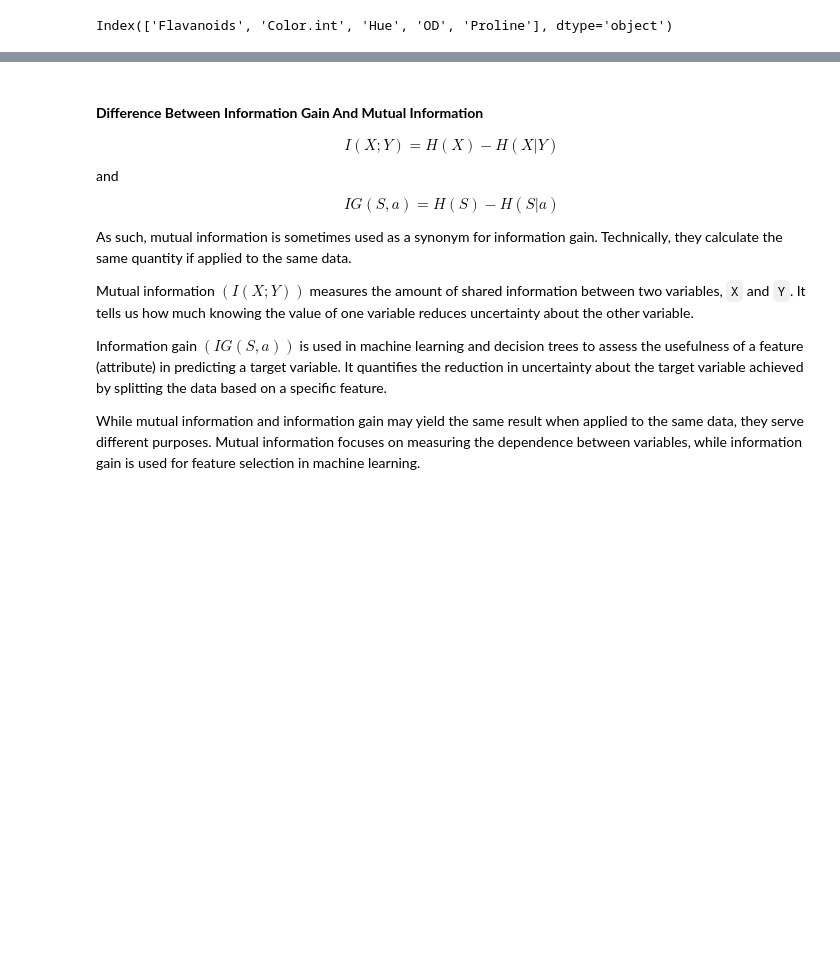
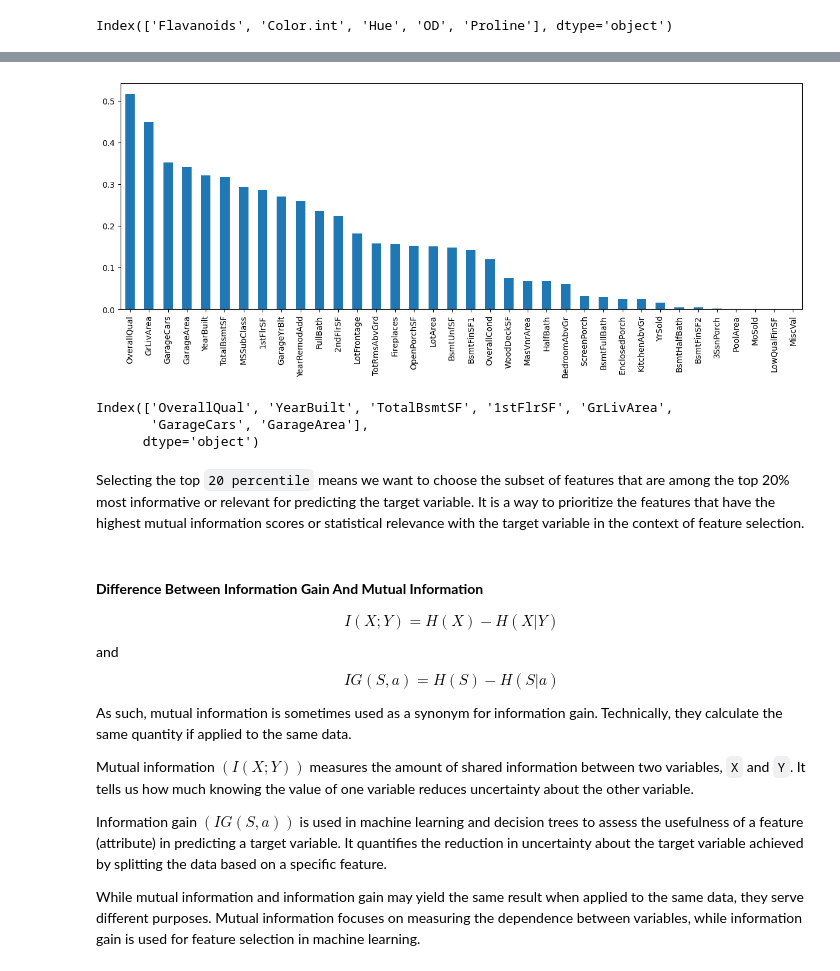
Before and after one commit to mohd-faizy/feature-engineering-hacks, a Jupyter notebook: 05_Information_Gain_Mutual_Information_Classification.ipynb, the cells around one changed output, grey strips where cells are left out. Saved outputs shown, nothing was run; the diff lists cells and outputs as text; code cells hidden in the pictures; blank space fills up the shorter version.

```diff
--- a/05_Information_Gain_Mutual_Information_Classification.ipynb
+++ b/05_Information_Gain_Mutual_Information_Classification.ipynb
@@ -304,0 +399,4 @@ Index(['Flavanoids', 'Color.int', 'Hue', 'OD', 'Proline'], dtype='object')
+# %%
+# droping the id column
+housing_df = housing_df.drop('Id', axis=1)
+housing_df
@@ -304,0 +421,10 @@ Index(['Flavanoids', 'Color.int', 'Hue', 'OD', 'Proline'], dtype='object')
+# %%
+from sklearn.model_selection import train_test_split
+
+# Performing the train_train_split to avoid the overfitting
+X = housing_df.drop(labels=['SalePrice'], axis=1)
+y = housing_df["SalePrice"]
+
+X_train, X_test, y_train, y_test = train_test_split(X, y,
+                                                    test_size=0.3,
+                                                    random_state=42)
@@ -304,0 +451,9 @@ Index(['Flavanoids', 'Color.int', 'Hue', 'OD', 'Proline'], dtype='object')
+# %%
+from sklearn.feature_selection import mutual_info_regression
+
+# Fill missing values with the mean
+X_train_filled = X_train.fillna(X_train.mean())
+
+# Determine the mutual information
+mutual_info = mutual_info_regression(X_train_filled, y_train)
+mutual_info
@@ -304,0 +469,9 @@ Index(['Flavanoids', 'Color.int', 'Hue', 'OD', 'Proline'], dtype='object')
+# %%
+# Convert mutual_info to a Pandas Series
+mutual_info = pd.Series(mutual_info)
+
+# Assign feature names as the index
+mutual_info.index = X_train.columns
+
+# Sort mutual_info values in ascending order
+mutual_info.sort_values(ascending=False)
@@ -305,3 +496,30 @@ Index(['Flavanoids', 'Color.int', 'Hue', 'OD', 'Proline'], dtype='object')
+# %%
+# ploting the mutual_info
+plt.figure(figsize=(15, 5))
+mutual_info.sort_values(ascending=False).plot(kind='bar')
+plt.show()
+# %% [output]
+[figure, added]
+# %%
+# Importing the necessary modules for feature selection
+from sklearn.feature_selection import SelectPercentile
+from sklearn.feature_selection import mutual_info_regression
+
+# Initializing the feature selector object using mutual_info_regression as the scoring function and setting the percentile to 20
+selector = SelectPercentile(mutual_info_regression, percentile=20)
+
+# Fitting the selector object to the training data to identify the top features based on mutual information
+# X_train is filled with the mean values to handle missing data
+selector.fit(X_train.fillna(X_train.mean()), y_train)
+
+# Retrieving the column names of the selected features identified by the selector object
+X_train.columns[selector.get_support()]
+# %% [output]
+Index(['OverallQual', 'YearBuilt', 'TotalBsmtSF', '1stFlrSF', 'GrLivArea',
+       'GarageCars', 'GarageArea'],
+      dtype='object')
+# %% [markdown]
+Selecting the top `20 percentile` means we want to choose the subset of features that are among the top 20% most informative or relevant for predicting the target variable. It is a way to prioritize the features that have the highest mutual information scores or statistical relevance with the target variable in the context of feature selection.
 # %% [markdown]
 #### **Difference Between Information Gain And Mutual Information**
 
```
Also changed, not shown: parts of 21 cells of this notebook, 2 other files.
